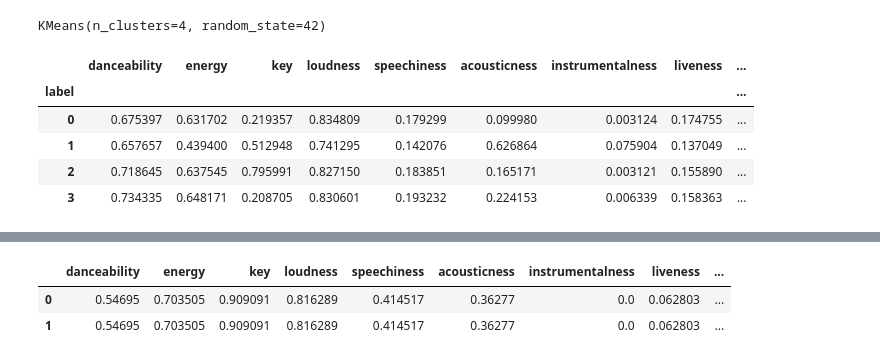
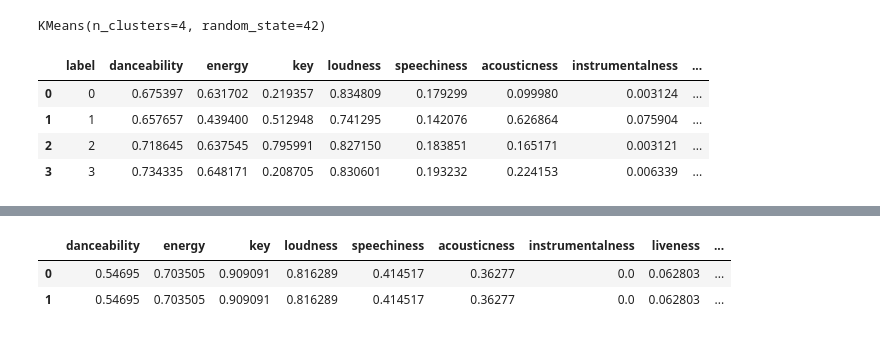
Before and after one commit to 98yangjames/SpotifyML, a Jupyter notebook: clustering.ipynb, the cells around one changed output, grey strips where cells are left out. Drawn from its saved outputs; the diff is of its cells as text; code cells hidden in the pictures.

```diff
--- a/clustering.ipynb
+++ b/clustering.ipynb
@@ -32,4 +32,4 @@ import numpy as np
 # %%
 scaler = MinMaxScaler()
 scaler.fit(df)
-X=scaler.transform(df.drop_duplicates)
+X=scaler.transform(df)
@@ -89,14 +87,14 @@ pie=clusters.groupby('label').size().reset_index()
 pie.columns=['label','value']
 px.pie(pie,values='value',names='label')
 # %%
-clusters.groupby('label').mean()
+clustered_labels = clusters.groupby('label', as_index = False).mean()
+clustered_labels
 # %% [output]
-|  | danceability | energy | key | loudness | speechiness | acousticness | instrumentalness | liveness | ... |
-| label |  |  |  |  |  |  |  |  | ... |
-| 0 | 0.675397 | 0.631702 | 0.219357 | 0.834809 | 0.179299 | 0.099980 | 0.003124 | 0.174755 | ... |
-| 1 | 0.657657 | 0.439400 | 0.512948 | 0.741295 | 0.142076 | 0.626864 | 0.075904 | 0.137049 | ... |
-| 2 | 0.718645 | 0.637545 | 0.795991 | 0.827150 | 0.183851 | 0.165171 | 0.003121 | 0.155890 | ... |
-| 3 | 0.734335 | 0.648171 | 0.208705 | 0.830601 | 0.193232 | 0.224153 | 0.006339 | 0.158363 | ... |
+|  | label | danceability | energy | key | loudness | speechiness | acousticness | instrumentalness | ... |
+| 0 | 0 | 0.675397 | 0.631702 | 0.219357 | 0.834809 | 0.179299 | 0.099980 | 0.003124 | ... |
+| 1 | 1 | 0.657657 | 0.439400 | 0.512948 | 0.741295 | 0.142076 | 0.626864 | 0.075904 | ... |
+| 2 | 2 | 0.718645 | 0.637545 | 0.795991 | 0.827150 | 0.183851 | 0.165171 | 0.003121 | ... |
+| 3 | 3 | 0.734335 | 0.648171 | 0.208705 | 0.830601 | 0.193232 | 0.224153 | 0.006339 | ... |
 # %%
 # get a most similar to value for each of the classifications
 # %%
```
Also changed, not shown: parts of 2 cells of this notebook, 4 other files.
